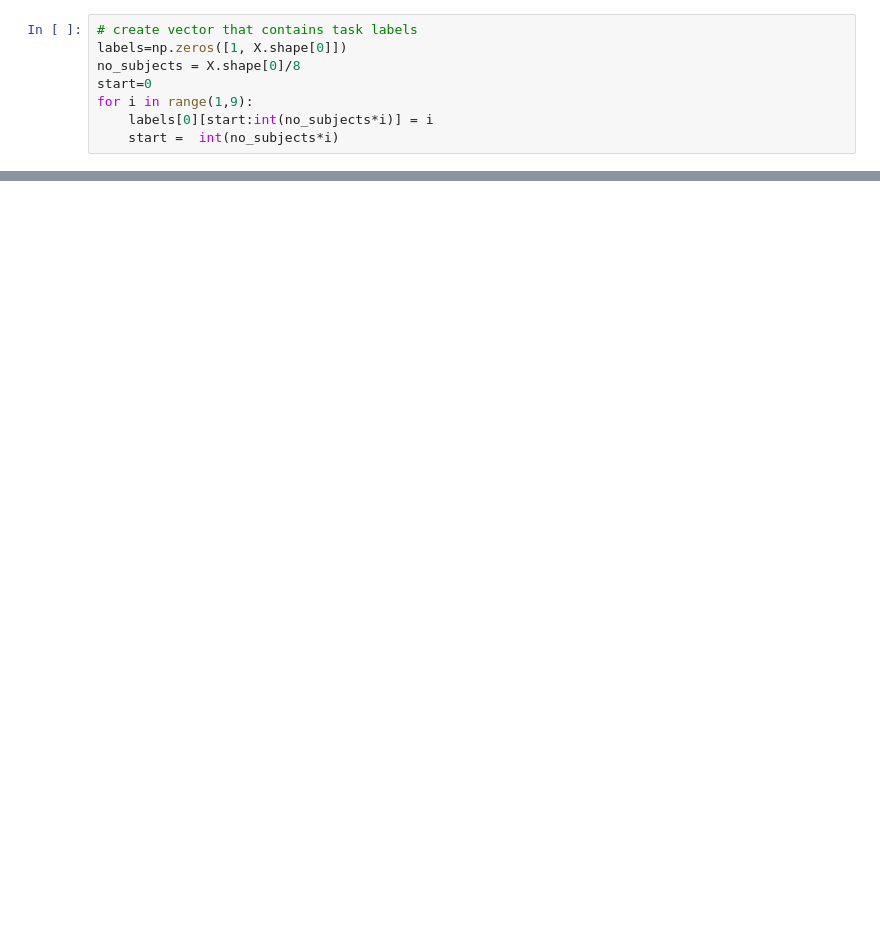
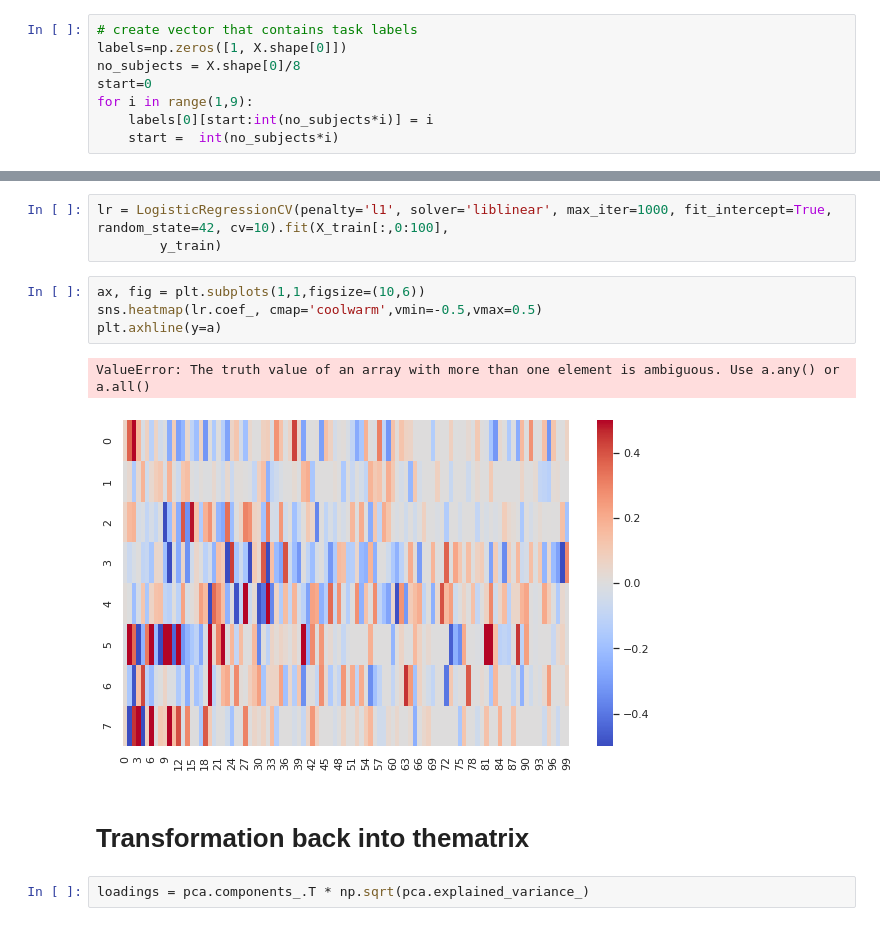
Before and after one commit to bbuckova/NMA_comp_neuro_2022, a Jupyter notebook: BRB_initial_exploration_PCA.ipynb, the cells around one changed output, grey strips where cells are left out. Cells and saved outputs as stored; diff of their text form; blank space fills up the shorter version.

```diff
--- a/BRB_initial_exploration_PCA.ipynb
+++ b/BRB_initial_exploration_PCA.ipynb
@@ -70,0 +148,14 @@ sns.heatmap(scores[:,1:10])
+# %%
+lr = LogisticRegressionCV(penalty='l1', solver='liblinear', max_iter=1000, fit_intercept=True, random_state=42, cv=10).fit(X_train[:,0:100],
+        y_train)
+# %%
+ax, fig = plt.subplots(1,1,figsize=(10,6))
+sns.heatmap(lr.coef_, cmap='coolwarm',vmin=-0.5,vmax=0.5)
+plt.axhline(y=a)
+# %% [output]
+ValueError: The truth value of an array with more than one element is ambiguous. Use a.any() or a.all()
+[figure, added]
+# %% [markdown]
+# Transformation back into thematrix
+# %%
+loadings = pca.components_.T * np.sqrt(pca.explained_variance_)
```
Also changed, not shown: parts of 33 cells of this notebook.
